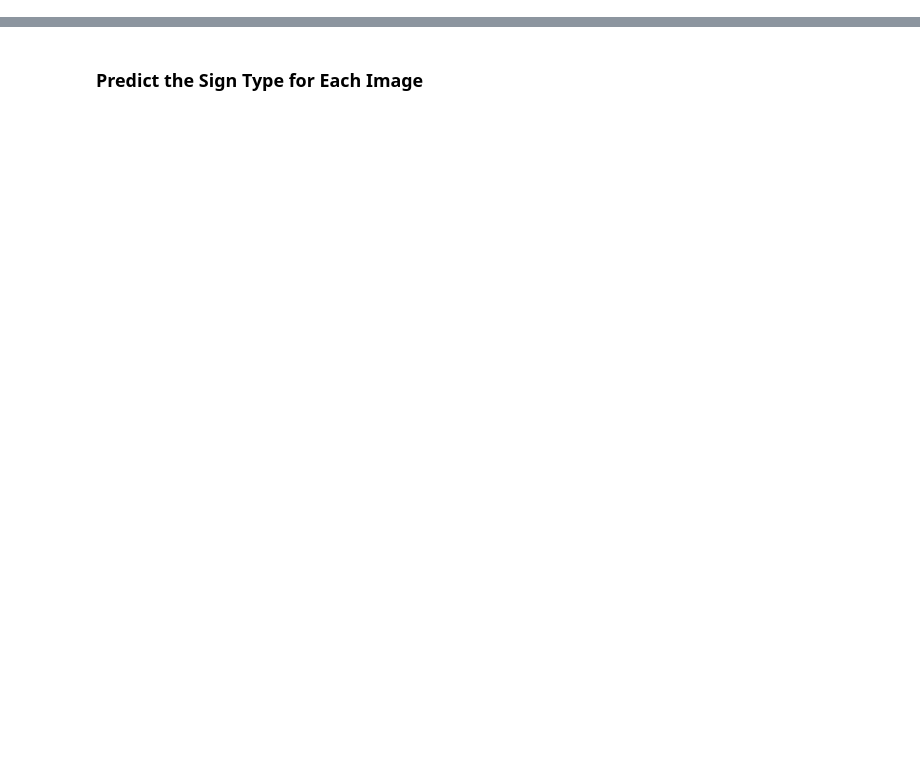
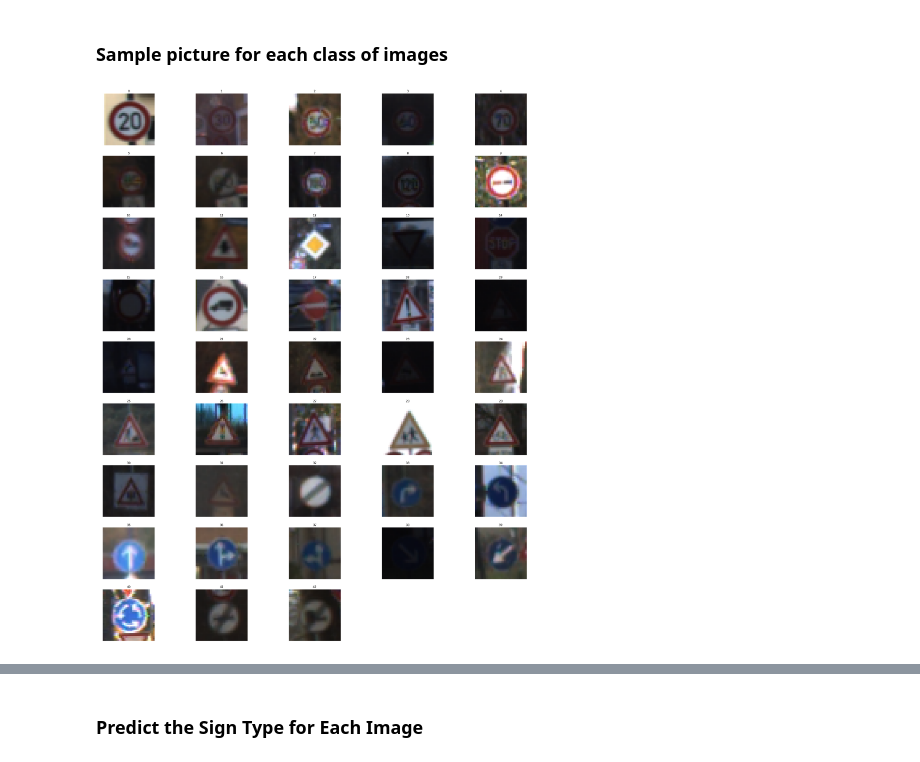
Before and after one commit to JohnMansell/CarND-Traffic-Sign-Classifier-Project, a Jupyter notebook: Traffic_Sign_Classifier.ipynb, the cells around one changed output, grey strips where cells are left out. Saved outputs shown, nothing was run; the diff lists cells and outputs as text; code cells hidden in the pictures; blank space fills up the shorter version.

```diff
--- a/Traffic_Sign_Classifier.ipynb
+++ b/Traffic_Sign_Classifier.ipynb
@@ -155,0 +73,9 @@ You may find `signnames.csv` useful as it contains mappings from the class id (i
+# %%
+X_train = np.array(train_images)
+y_train = train_labels
+
+X_valid = np.array(valid_images)
+y_valid = valid_lables
+
+X_test = test_images
+y_test = test_labels
@@ -155,0 +122,26 @@ You may find `signnames.csv` useful as it contains mappings from the class id (i
+# %% [markdown]
+### Sample picture for each class of images
+# %%
+%run helper_functions.py
+
+fig = plt.figure(figsize=(32, 40))
+columns = 5
+rows = 9
+
+for i in range(n_classes):
+
+    # Find image with label = label
+    index = 0
+    while(y_train[index] != i):
+        index += 1
+
+    fig.add_subplot(rows, columns, i+1)
+    image = X_train[index]
+    plt.imshow(image)
+    plt.title(i)
+    plt.axis('off')
+
+plt.savefig('images_and_label_data/writeup_images/samples', bbox_inches='tight')
+plt.show()
+# %% [output]
+[figure, added]
```
Also changed, not shown: parts of 89 cells of this notebook, 39 other files.
